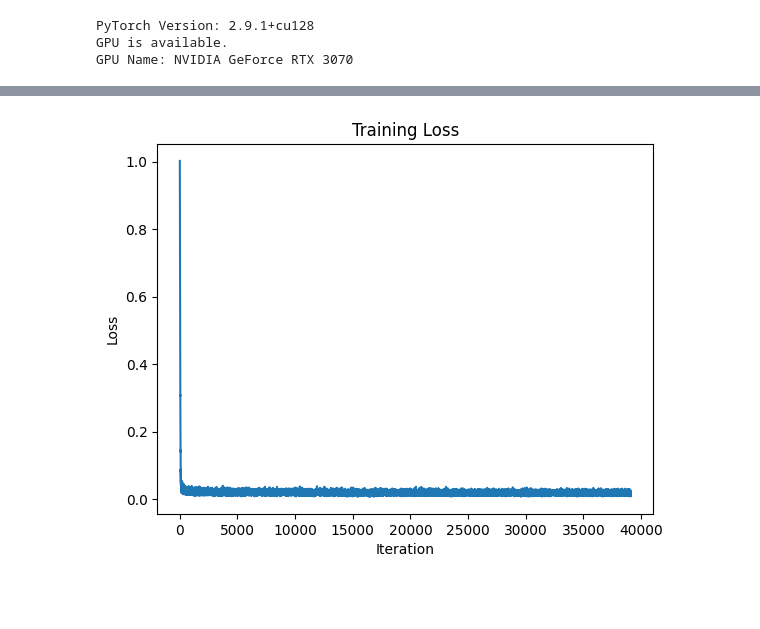
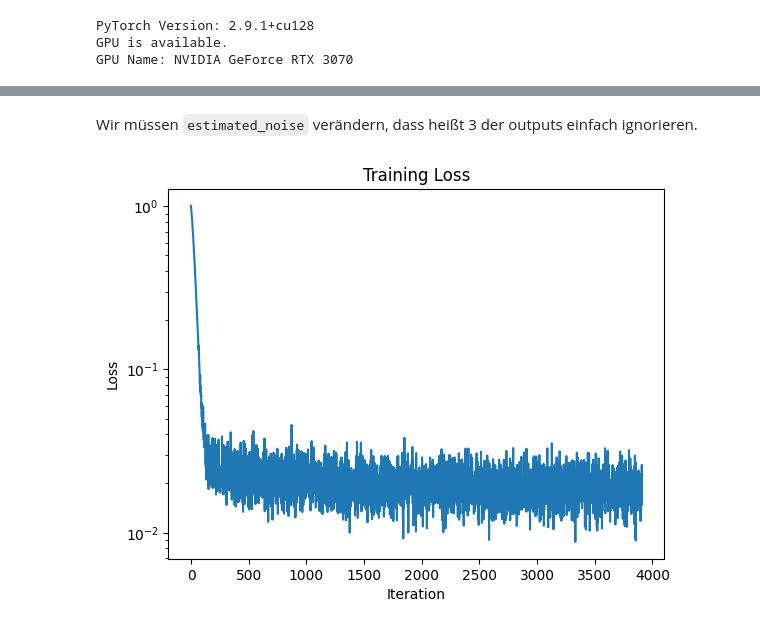
Before and after one commit to KeuleUngaBunga/WP_DIFF_KI, a Jupyter notebook: Diff_02_DDPM.ipynb, the cells around one changed output, grey strips where cells are left out. Drawn from its saved outputs; the diff is of its cells as text; code cells hidden in the pictures; blank space fills up the shorter version.

```diff
--- a/Diff_02_DDPM.ipynb
+++ b/Diff_02_DDPM.ipynb
@@ -42,14 +50,14 @@ train_loader = torch.utils.data.DataLoader(
 )
 
 lr = 1e-4
-epochs = 100
+epochs = 10
 
 scaler = torch.amp.GradScaler('cuda')
 
 model = (deepinv.models.DiffUNet(in_channels=3,
-                                out_channels=3,
+                                out_channels=3,  # setting out_channels to 3, we expected this to produce a net with 3 outputs
                                 pretrained=None)
-         .to(device))
+                                .to(device))
 
 optimizer = torch.optim.Adam(model.parameters(), lr=lr)
 mse = deepinv.loss.MSE()
@@ -80,18 +88,6 @@ for epoch in range(epochs):
         )
 
         optimizer.zero_grad()
-#        with torch.amp.autocast('cuda'):
-#            estimated_noise = model(noised_imgs, t, type_t="timestep")
-#            estimated_noise = estimated_noise[:, :3, :, :] # fix output shape
-#            loss = mse(estimated_noise, noise).mean()
-#            assert loss.dtype is torch.float32
-
-        #loss.backward()
-        ##scaler.scale(loss).backward()
-        #scaler.step(optimizer)
-        #scaler.update()
-
-        #loss_history.append(loss.item())
 
         estimated_noise = model(noised_imgs, t, type_t="timestep")
         estimated_noise = estimated_noise[:, :3, :, :] # fix output shape
@@ -102,26 +98,21 @@ for epoch in range(epochs):
         optimizer.step()
         pbar.set_postfix({"loss": loss_scalar.item()})
 
-    if epoch % 10 == 0:
-        torch.save(
-            model.state_dict(),
-            "trained_diffusion_model" + epoch.__str__() + ".pth",
-        )
-
 torch.save(
     model.state_dict(),
     "trained_diffusion_model.pth",
 )
+# %% [markdown]
+Wir müssen `estimated_noise` verändern, dass heißt 3 der outputs einfach ignorieren.
 # %%
-import matplotlib.pyplot as plt
-
 plt.plot(loss_history)
 plt.xlabel("Iteration")
 plt.ylabel("Loss")
+plt.yscale("log")
 plt.title("Training Loss")
 plt.show()
 # %% [output]
-[figure, old version]
+[figure, new version]
 # %%
 from pathlib import Path
 
```
Also changed, not shown: parts of 17 cells of this notebook, 1 other file.
